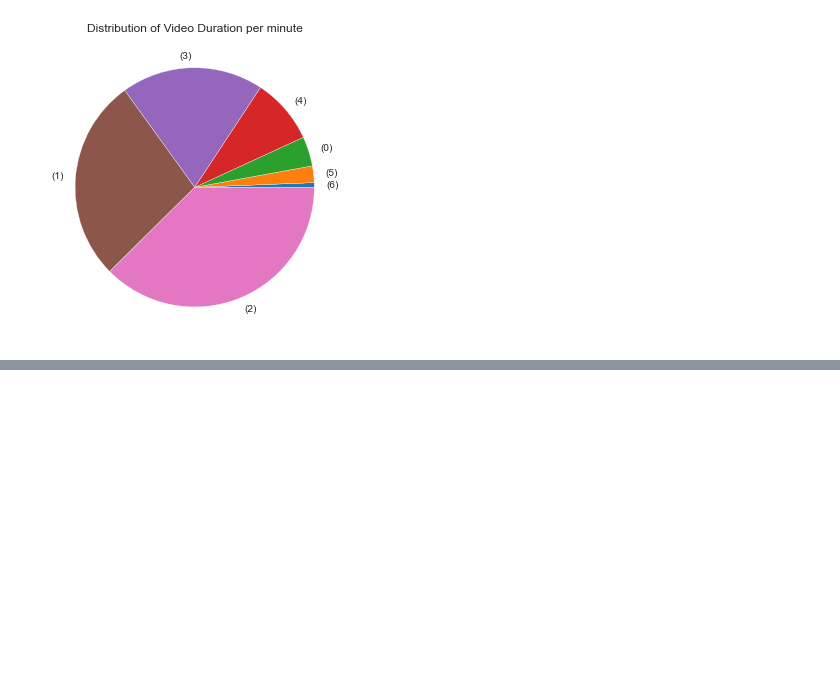
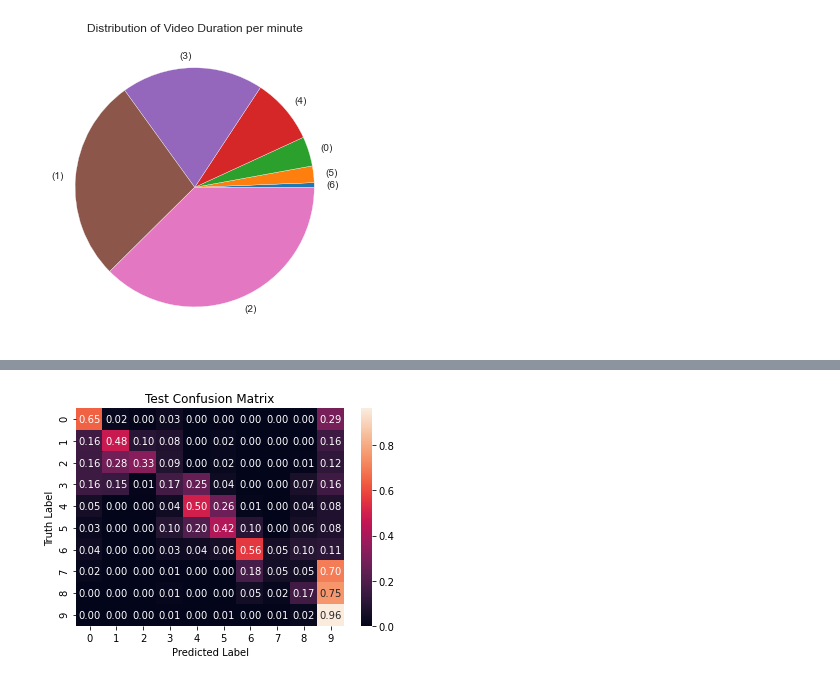
Before and after one commit to Cawinchan/opensea_data_extractor, a Jupyter notebook: data_visualisation.ipynb, the cells around one changed output, grey strips where cells are left out. Drawn from its saved outputs; the diff is of its cells as text; code cells hidden in the pictures; blank space fills up the shorter version.

```diff
--- a/data_visualisation.ipynb
+++ b/data_visualisation.ipynb
@@ -277,0 +320,10 @@ plt.savefig('visualisations/Distribution_of_Video_Duration_per_minute.pdf')
+# %%
+cm = confusion_matrix(test_df.labels.to_numpy(),test_df.preds.to_numpy(),normalize='true')
+cmn = cm.astype('float') / cm.sum(axis=1)[:, np.newaxis]
+sns.heatmap(cmn, annot=True, fmt='.2f')
+plt.ylabel('Truth Label')
+plt.xlabel('Predicted Label')
+plt.title('Test Confusion Matrix')
+plt.savefig('visualisations/Test Confusion Matrix.pdf')
+# %% [output]
+[figure, added]
```
Also changed, not shown: parts of 7 cells of this notebook, 5 other files.
